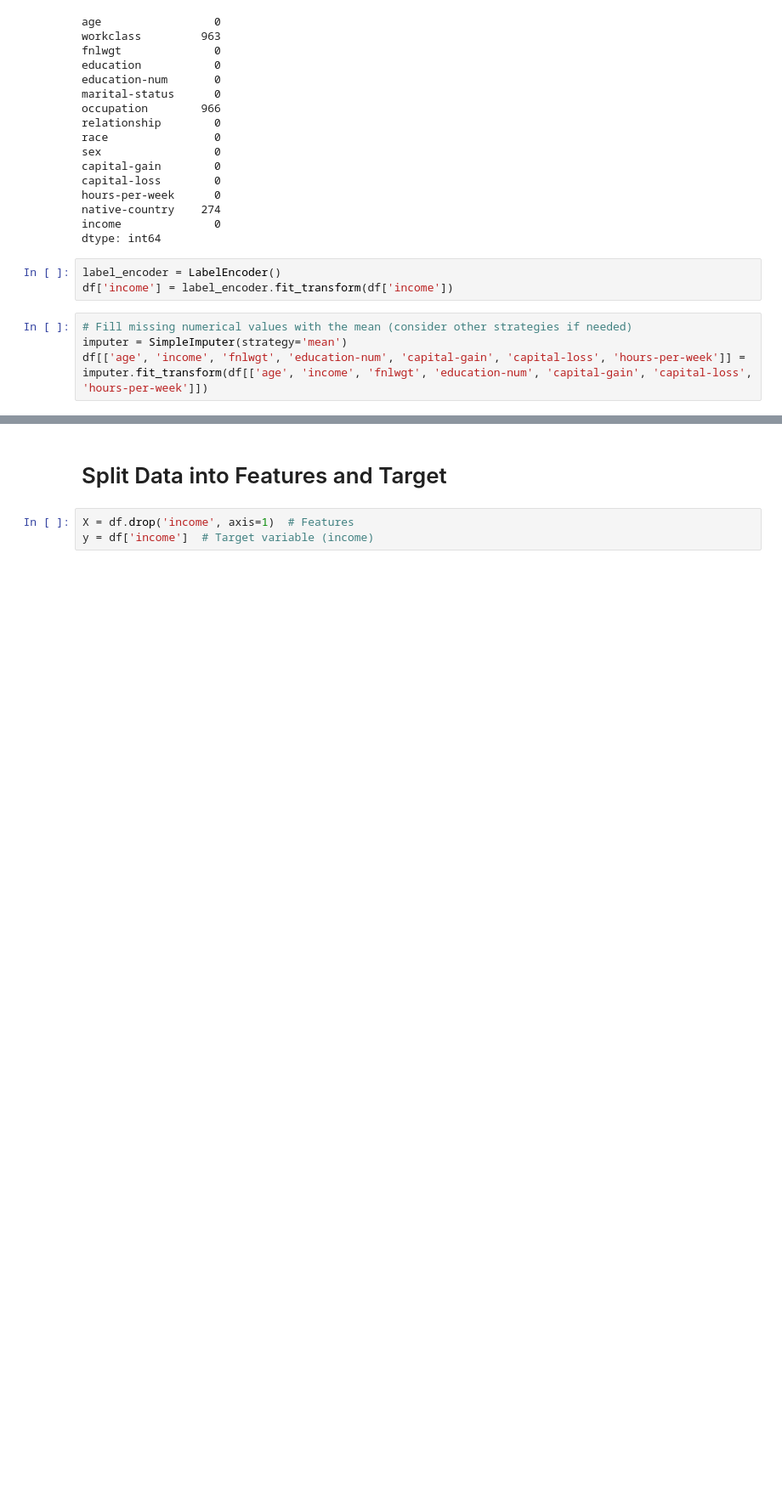
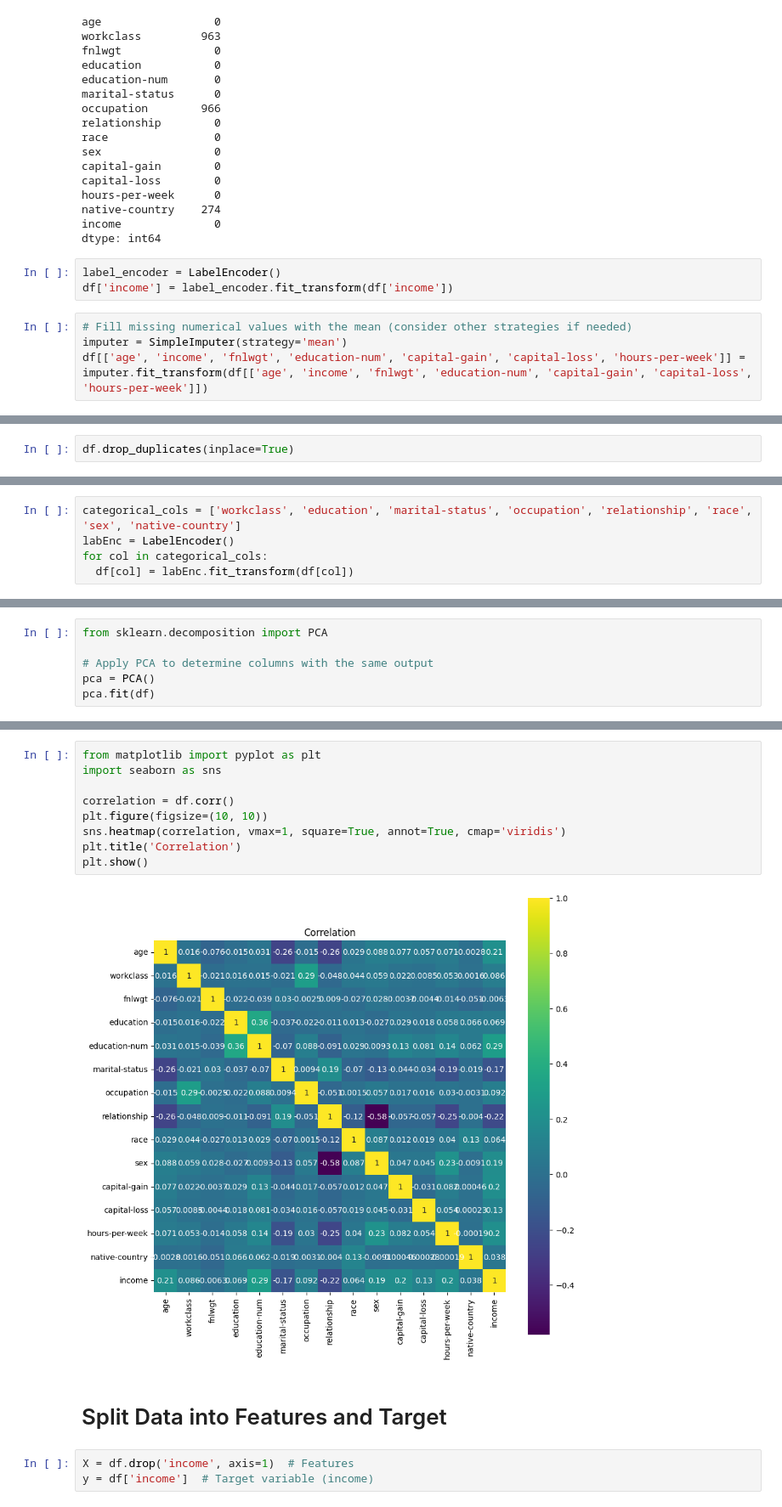
Before and after one commit to peirispraveen/Census_Income_NaiveBayes_RandomForest, a Jupyter notebook: census-income.ipynb, the cells around one changed output, grey strips where cells are left out. Shown at 85% size. Cells and saved outputs as stored; diff of their text form; blank space fills up the shorter version.

```diff
--- a/census-income.ipynb
+++ b/census-income.ipynb
@@ -147,0 +154,2 @@ df[['age', 'income', 'fnlwgt', 'education-num', 'capital-gain', 'capital-loss',
+# %%
+df.drop_duplicates(inplace=True)
@@ -147,0 +180,5 @@ df[['age', 'income', 'fnlwgt', 'education-num', 'capital-gain', 'capital-loss',
+# %%
+categorical_cols = ['workclass', 'education', 'marital-status', 'occupation', 'relationship', 'race', 'sex', 'native-country']
+labEnc = LabelEncoder()
+for col in categorical_cols:
+  df[col] = labEnc.fit_transform(df[col])
@@ -147,0 +207,6 @@ df[['age', 'income', 'fnlwgt', 'education-num', 'capital-gain', 'capital-loss',
+# %%
+from sklearn.decomposition import PCA
+
+# Apply PCA to determine columns with the same output
+pca = PCA()
+pca.fit(df)
@@ -148,3 +232,14 @@ df[['age', 'income', 'fnlwgt', 'education-num', 'capital-gain', 'capital-loss',
+# %%
+from matplotlib import pyplot as plt
+import seaborn as sns
+
+correlation = df.corr()
+plt.figure(figsize=(10, 10))
+sns.heatmap(correlation, vmax=1, square=True, annot=True, cmap='viridis')
+plt.title('Correlation')
+plt.show()
+# %% [output]
+[figure, added]
 # %% [markdown]
 # Split Data into Features and Target
 # %%
```
Also changed, not shown: parts of 9 cells of this notebook.
